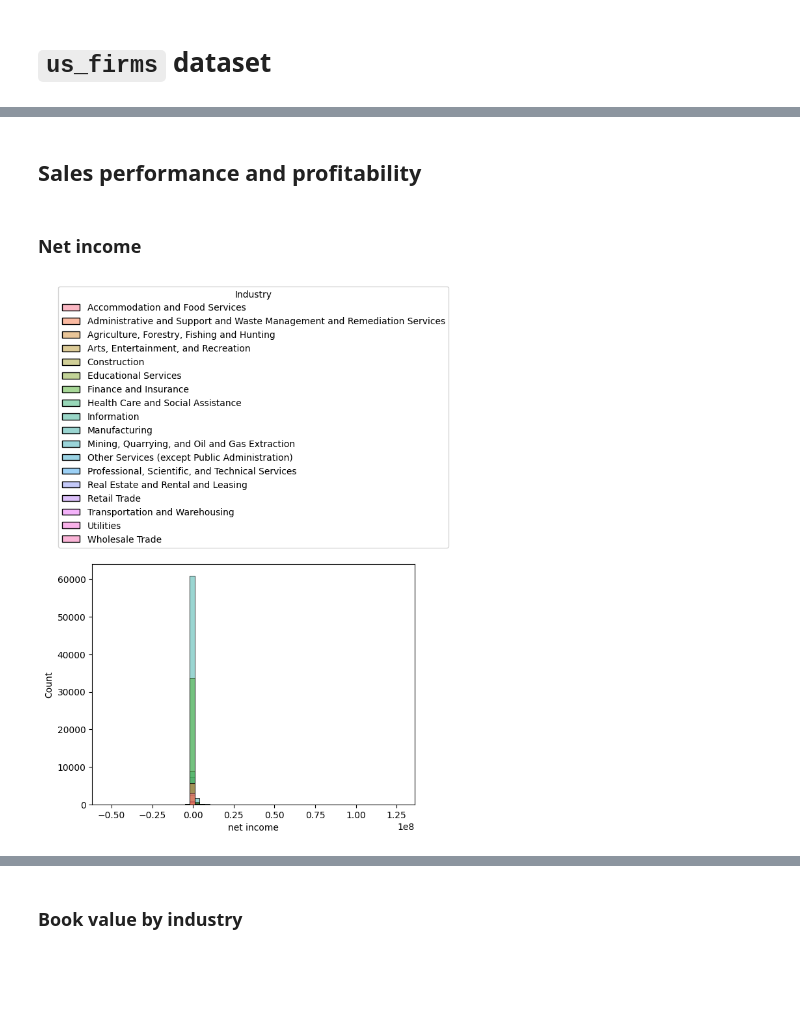
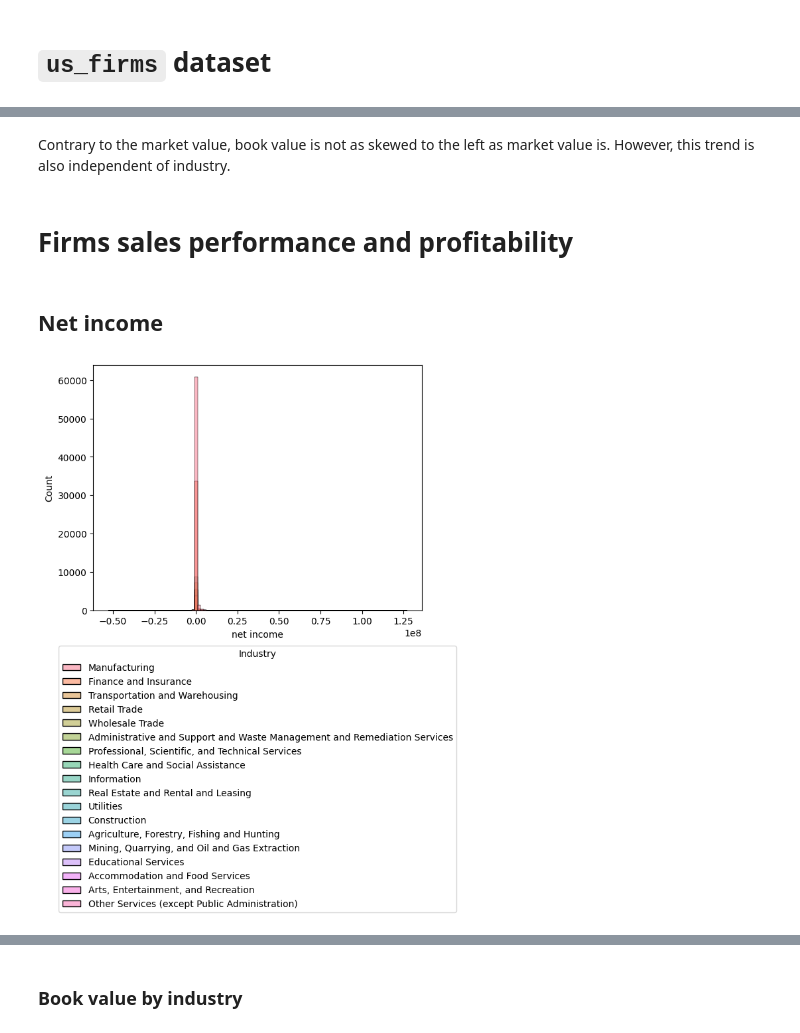
Before and after one commit to carlosahs/tc3006c-stats-module, a Jupyter notebook: stock_stats.ipynb, the cells around one changed output, grey strips where cells are left out. Drawn from its saved outputs; the diff is of its cells as text; code cells hidden in the pictures; blank space fills up the shorter version.

```diff
--- a/stock_stats.ipynb
+++ b/stock_stats.ipynb
@@ -67,4 +167,4 @@ stocks["operating profit margin"] = stocks["ebit"] / stocks["revenue"].replace(0
 # %%
-stocks["short financial leverage"] = stocks["shortdebt"] / stocks["totalassets"].replace(0, np.nan)
+firms["short financial leverage"] = firms["shortdebt"] / firms["totalassets"].replace(0, np.nan)
 # %%
-stocks["long financial leverage"] = stocks["longdebt"] / stocks["totalassets"].replace(0, np.nan)
+firms["long financial leverage"] = firms["longdebt"] / firms["totalassets"].replace(0, np.nan)
@@ -73,4 +171,4 @@ stocks["net income"] = stocks["ebit"] - stocks["finexp"] - stocks["incometax"] +
 # %%
-stocks["eps"] = stocks["net income"] / stocks["sharesoutstanding"].replace(0, np.nan)
+firms["eps"] = firms["net income"] / firms["sharesoutstanding"].replace(0, np.nan)
 # %%
-stocks["epsp"] = stocks["eps"] / stocks["originalprice"].replace(0, np.nan)
+firms["epsp"] = firms["eps"] / firms["originalprice"].replace(0, np.nan)
@@ -130,15 +209,17 @@ plt.show()
+# %% [markdown]
+Contrary to the market value, book value is not as skewed to the left as market value is. However, this trend is also independent of industry.
 # %% [markdown]
-## Sales performance and profitability
+# Firms sales performance and profitability
 # %% [markdown]
-### Net income
+## Net income
 # %%
 hist = sns.histplot(
-    stocks, x="net income", bins=60,
-    hue=stocks.index.get_level_values("industry"), common_norm=False
+    firms, x="net income", bins=100,
+    hue="industry", common_norm=False
 )
 
-sns.move_legend(hist, "lower center", bbox_to_anchor=(0.5, 1.05), title="Industry")
+sns.move_legend(hist, "lower center", bbox_to_anchor=(0.5, -1.25), title="Industry")
 
 plt.show()
 # %% [output]
-[figure, old version]
+[figure, new version]
```
Also changed, not shown: parts of 108 cells of this notebook.
